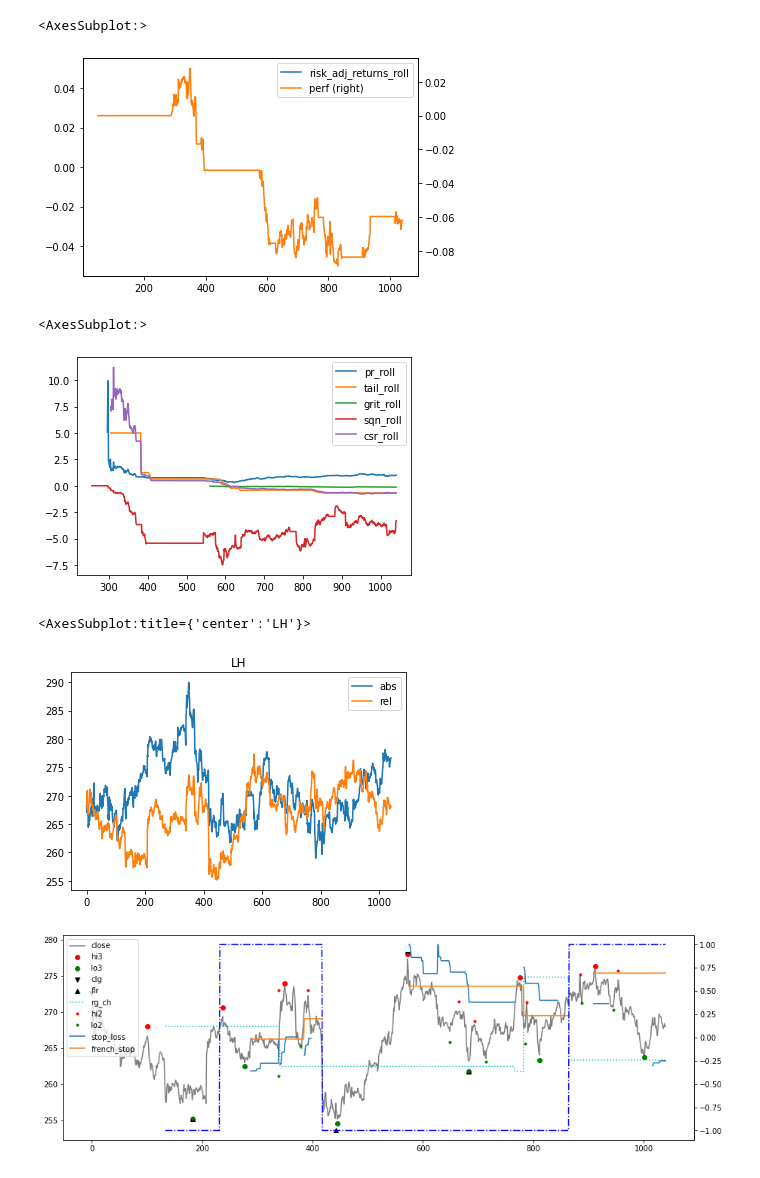
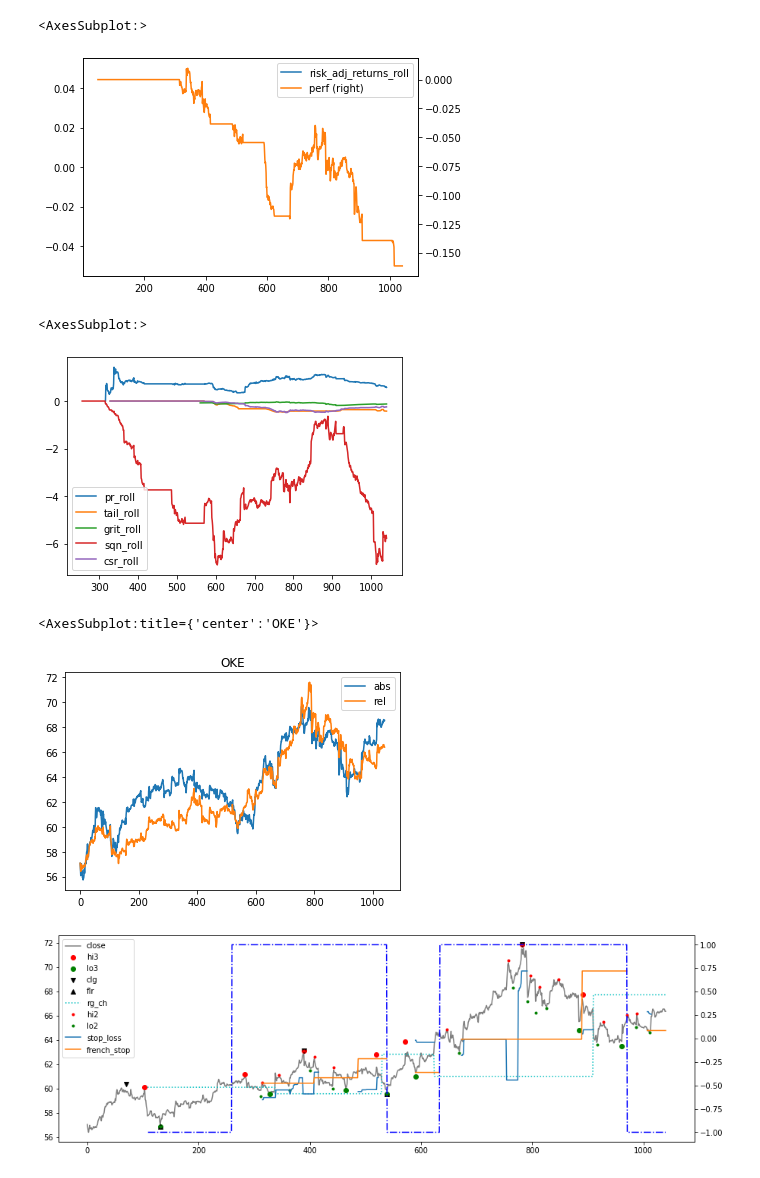
Before and after one commit to bjahnke/blue_bird_pms, a Jupyter notebook: src/backtester.ipynb, the cells around one changed output. Drawn from its saved outputs; the diff is of its cells as text; code cells hidden in the pictures.

```diff
--- a/src/backtester.ipynb
+++ b/src/backtester.ipynb
@@ -19,20 +19,20 @@ _strategy_overview = pd.read_csv(_data_loader.file_path('stat_overview_15m.csv')
 
 _price_data_by_symbol = sbtu.PriceGlob(_price_data).swap_level()
 # %%
-symbol = 'LH'
+symbol = 'OKE'
 _strat_data = _strategy_lookup[symbol]
 _stats = _strategy_lookup[symbol].stat_historical
 
 _stats[['risk_adj_returns_roll', 'perf']].plot(use_index=False, secondary_y=['perf'])
 # %% [output]
 <AxesSubplot:>
-[figure, old version]
+[figure, new version]
 # %%
 plot_copy = _stats[['pr_roll', 'tail_roll', 'grit_roll', 'sqn_roll', 'csr_roll']]
 plot_copy.plot(use_index=False)
 # %% [output]
 <AxesSubplot:>
-[figure, old version]
+[figure, new version]
 # %%
 # base = 90
 # for i in range(10):
@@ -48,8 +48,8 @@ _abs_rel_close = pd.DataFrame(
 )
 _abs_rel_close.plot(title=symbol, use_index=False)
 # %% [output]
-<AxesSubplot:title={'center':'LH'}>
+<AxesSubplot:title={'center':'OKE'}>
-[figure, old version]
+[figure, new version]
 # %%
 import src.scanner as scanner
 epd = _strategy_lookup[symbol].enhanced_price_data.copy()
@@ -60,7 +60,7 @@ epd['stop_loss'] = _sl
 # epd['base_close'] = _symbol_data.close
 scanner.enhanced_price_data_plot(epd)
 # %% [output]
-[figure, old version]
+[figure, new version]
 # %%
 # _sd = _symbol_data.copy()
 # _sd['french_stop'] = _strategy_lookup[symbol].french_stop.stop_price * (_bench.close/_bench.close.iloc[0])
```
Also changed, not shown: parts of 6 cells of this notebook, 2 other files.
